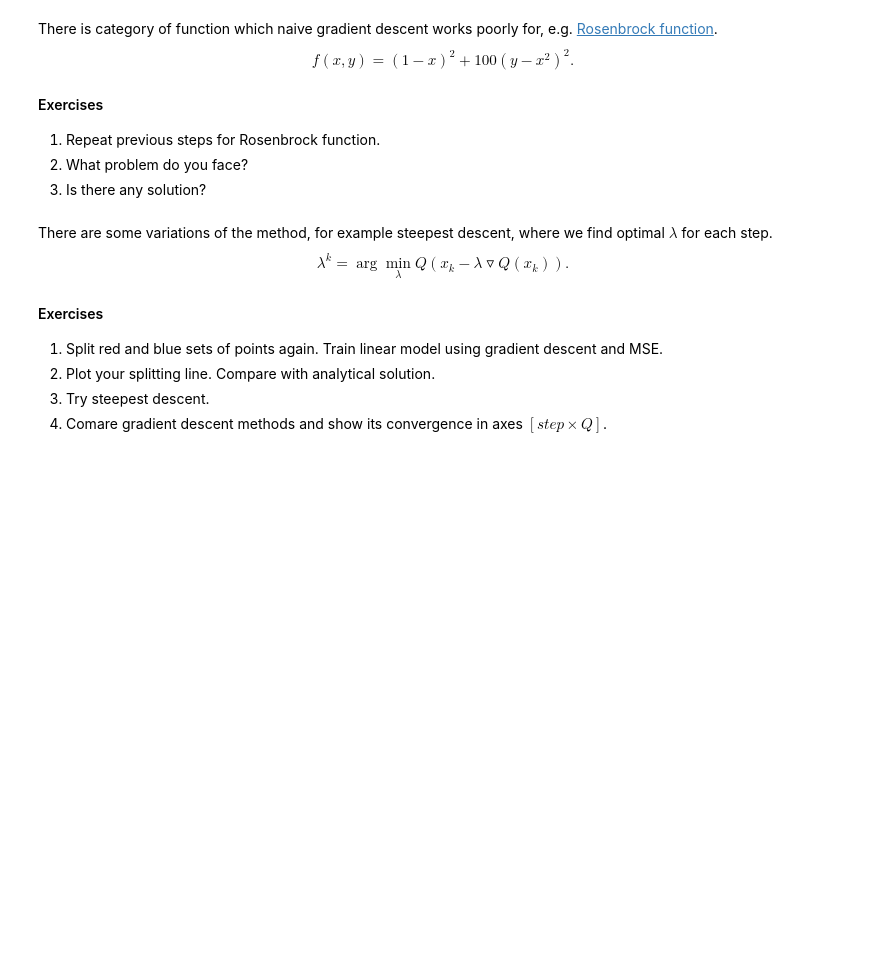
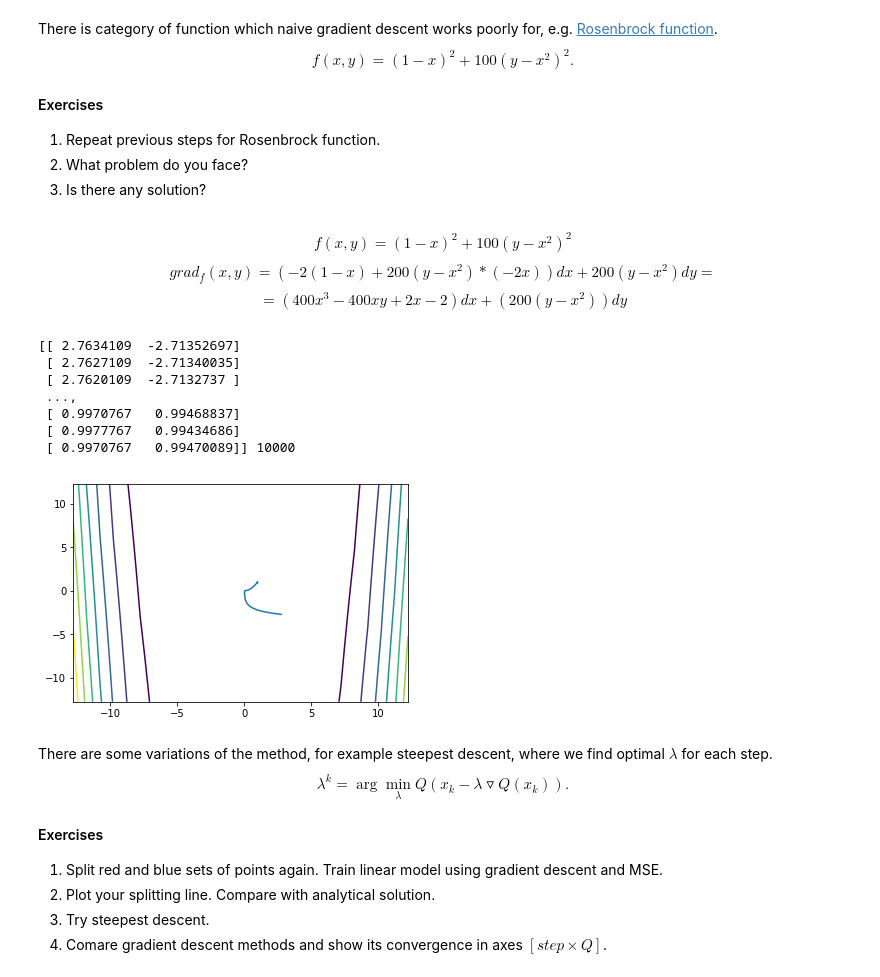
Before and after one commit to max-kuzn/squad, a Jupyter notebook: lab-1.ipynb, the cells around one changed output. Cells and saved outputs as stored; diff of their text form; code cells hidden in the pictures; blank space fills up the shorter version.

```diff
--- a/lab-1.ipynb
+++ b/lab-1.ipynb
@@ -350,3 +362,29 @@ def Rosenbrock_gradient(p):
+# %% [markdown]
+$$f(x, y) = (1-x)^2 + 100(y-x^2)^2$$
+$$grad_f(x, y) = (-2(1-x) + 200(y-x^2)*(-2x))dx + 200(y-x^2)dy =$$
+$$= (400x^3-400xy+2x-2)dx + (200(y-x^2))dy$$
+# %%
+def rosenbrock(x, y):
+    return np.add(1, -x)**2 + 100 * (y - x**2)**2
+
+def rosenbrock_gradient(x, y):
+    return np.append(
+        np.add(400 * x**3 - 400 * x * y + 2 * x, -2),
+        200 * (y - x**2)
+    )
+
+steps = gradient_desent(rosenbrock_gradient, lamb=0.0007, max_count=10000)
+print(steps, len(steps))
+draw_lines(rosenbrock, steps)
+# %% [output]
+[[ 2.7634109  -2.71352697]
+ [ 2.7627109  -2.71340035]
+ [ 2.7620109  -2.7132737 ]
+ ...,
+ [ 0.9970767   0.99468837]
+ [ 0.9977767   0.99434686]
+ [ 0.9970767   0.99470089]] 10000
+[figure, added]
 # %% [markdown]
 There are some variations of the method, for example steepest descent, where we find optimal $\lambda$ for each step.
 $$\lambda^{k} = \arg\min_{\lambda}Q(x_k - \lambda\triangledown Q(x_k)).$$
```
Also changed, not shown: parts of 7 cells of this notebook.
